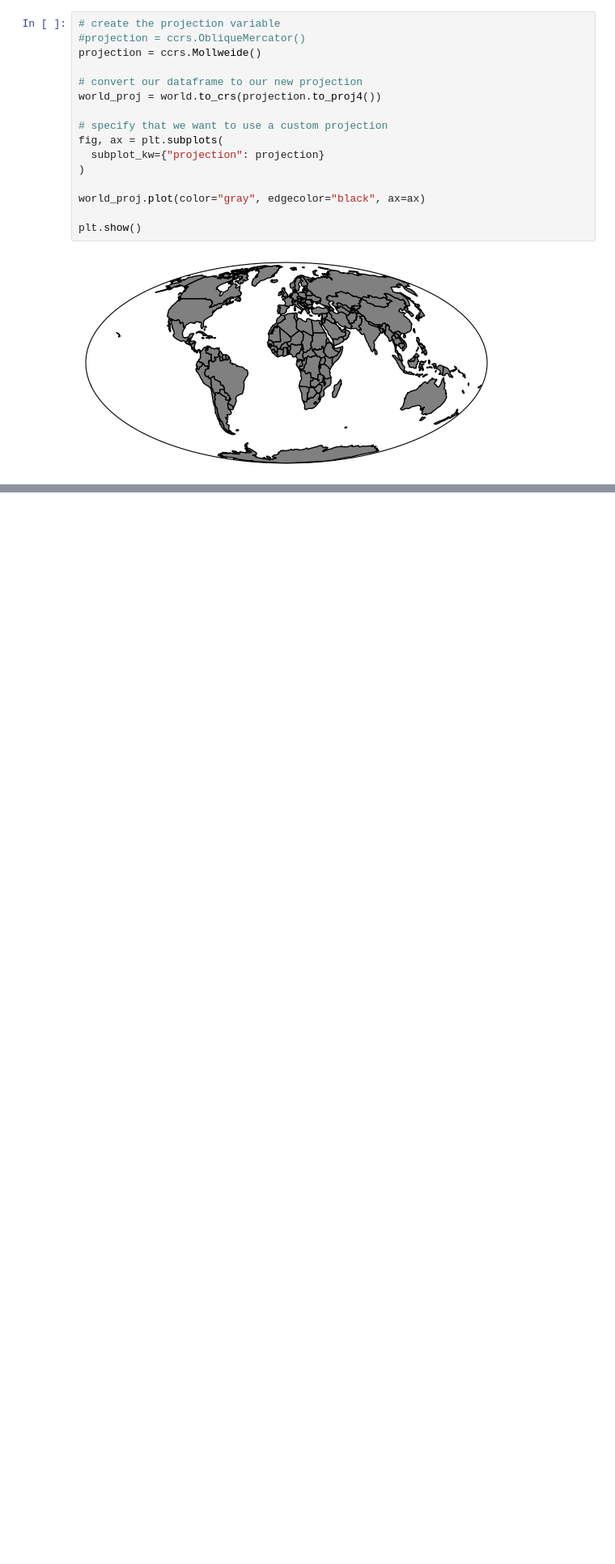
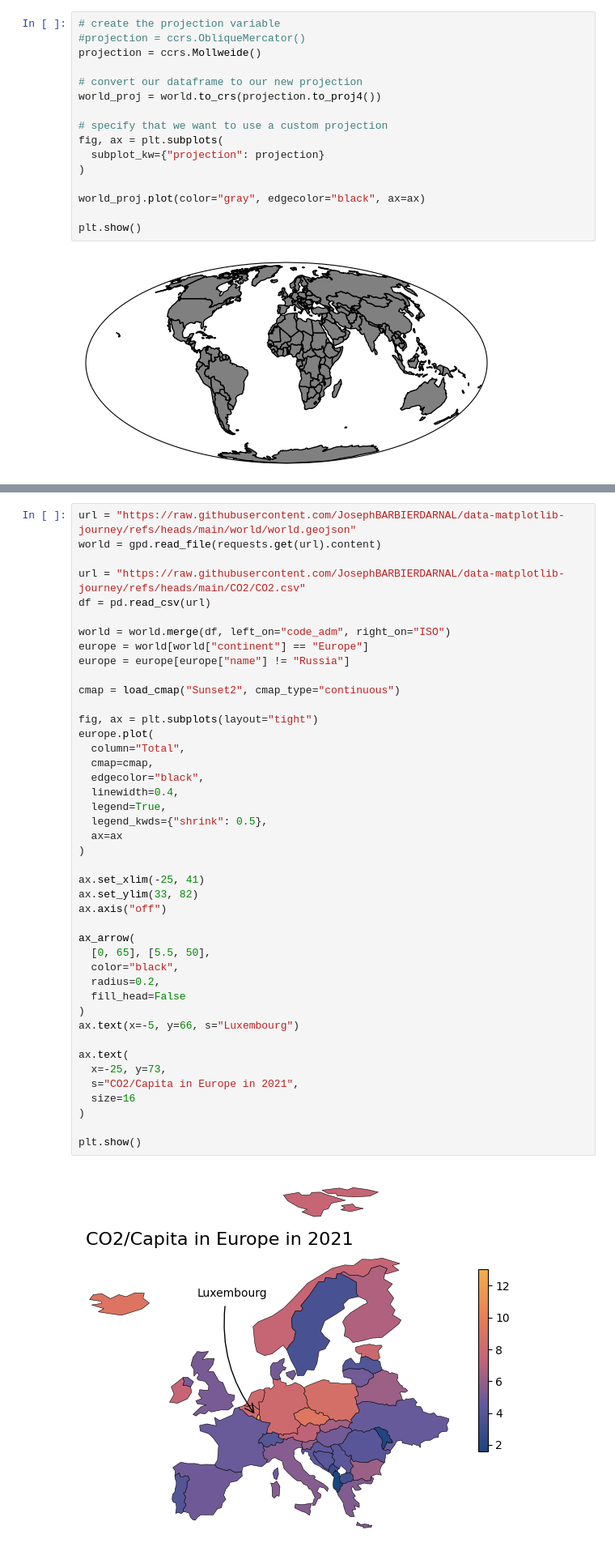
Before and after one commit to babaniyi/Data-visualisation, a Jupyter notebook: notebooks/playground/maps.ipynb, the cells around one changed output, grey strips where cells are left out. Shown at 81% size. Saved outputs shown, nothing was run; the diff lists cells and outputs as text; blank space fills up the shorter version.

```diff
--- a/notebooks/playground/maps.ipynb
+++ b/notebooks/playground/maps.ipynb
@@ -123,0 +129,45 @@ plt.show()
+# %%
+url = "https://raw.githubusercontent.com/JosephBARBIERDARNAL/data-matplotlib-journey/refs/heads/main/world/world.geojson"
+world = gpd.read_file(requests.get(url).content)
+
+url = "https://raw.githubusercontent.com/JosephBARBIERDARNAL/data-matplotlib-journey/refs/heads/main/CO2/CO2.csv"
+df = pd.read_csv(url)
+
+world = world.merge(df, left_on="code_adm", right_on="ISO")
+europe = world[world["continent"] == "Europe"]
+europe = europe[europe["name"] != "Russia"]
+
+cmap = load_cmap("Sunset2", cmap_type="continuous")
+
+fig, ax = plt.subplots(layout="tight")
+europe.plot(
+  column="Total",
+  cmap=cmap,
+  edgecolor="black",
+  linewidth=0.4,
+  legend=True,
+  legend_kwds={"shrink": 0.5},
+  ax=ax
+)
+
+ax.set_xlim(-25, 41)
+ax.set_ylim(33, 82)
+ax.axis("off")
+
+ax_arrow(
+  [0, 65], [5.5, 50],
+  color="black",
+  radius=0.2,
+  fill_head=False
+)
+ax.text(x=-5, y=66, s="Luxembourg")
+
+ax.text(
+  x=-25, y=73,
+  s="CO2/Capita in Europe in 2021",
+  size=16
+)
+
+plt.show()
+# %% [output]
+[figure, added]
```
Also changed, not shown: parts of 7 cells of this notebook.
